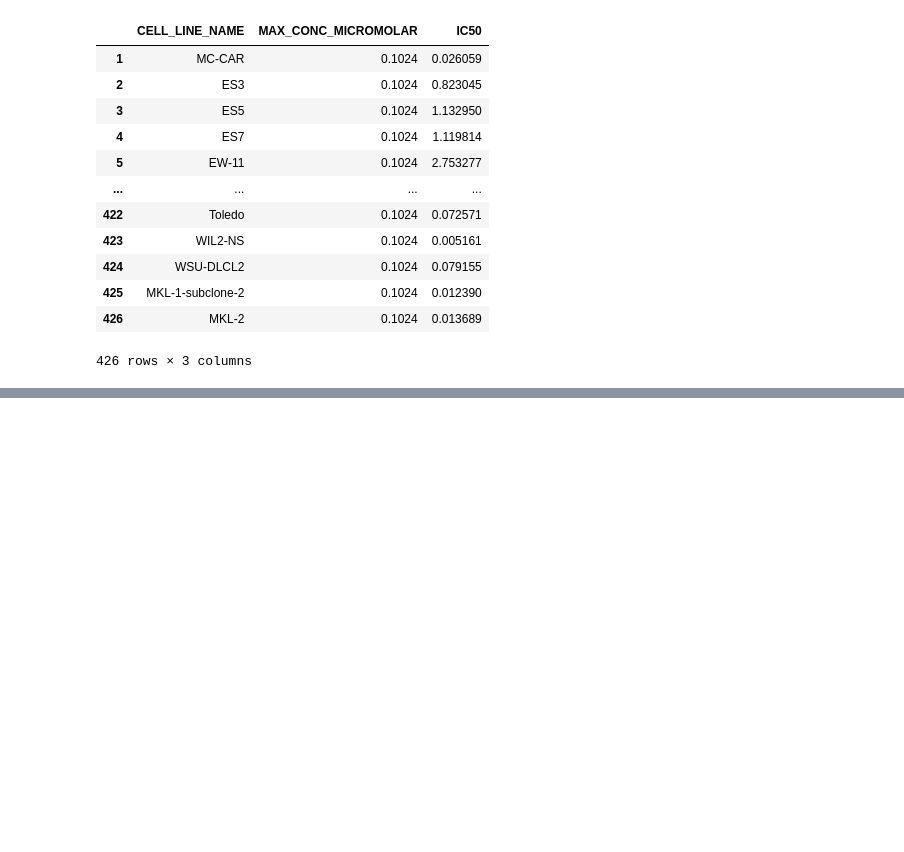
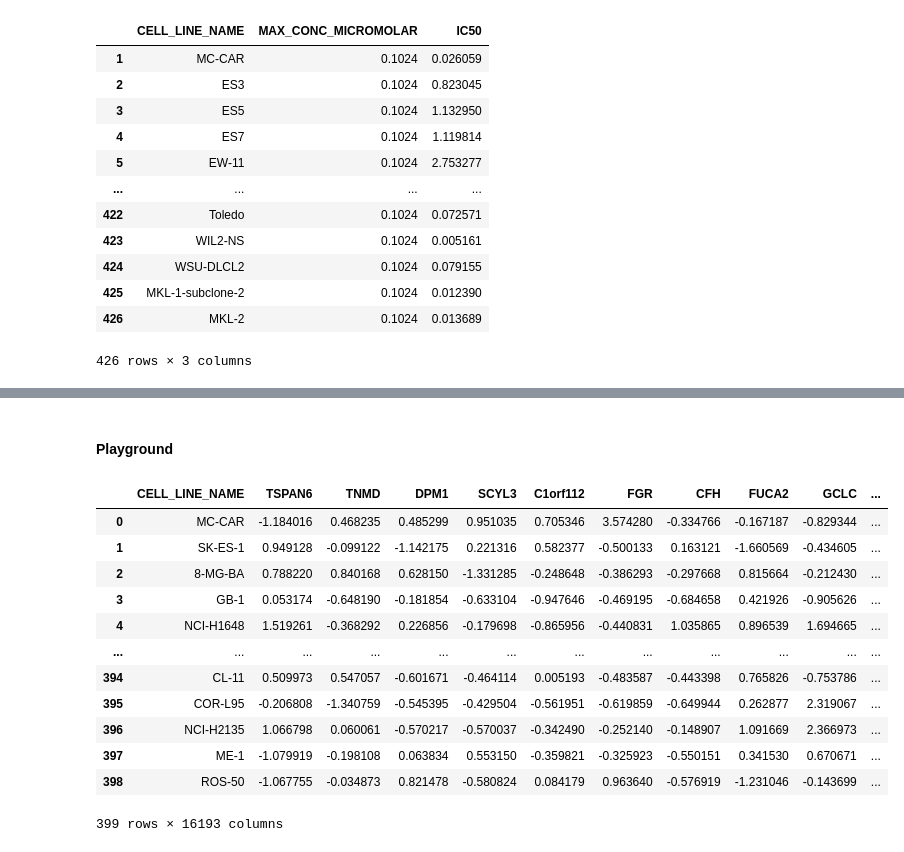
Before and after one commit to stupidpenguin/Computation_of_Data_Science, a Jupyter notebook: Homework_4/HW2.ipynb, the cells around one changed output, grey strips where cells are left out. Saved outputs shown, nothing was run; the diff lists cells and outputs as text; code cells hidden in the pictures; blank space fills up the shorter version.

Commit message:
Intersection on training dataset & test dataset.

```diff
--- a/Homework_4/HW2.ipynb
+++ b/Homework_4/HW2.ipynb
@@ -55,0 +58,22 @@ GDSC_PDX_Paclitaxel_info
+# %% [markdown]
+#### Playground
+# %%
+test = pd.merge(GDSC_PDX_Paclitaxel,
+                GDSC_PDX_Paclitaxel_info,
+                how='inner',
+                on=['CELL_LINE_NAME'])
+test
+# %% [output]
+|  | CELL_LINE_NAME | TSPAN6 | TNMD | DPM1 | SCYL3 | C1orf112 | FGR | CFH | FUCA2 | GCLC | ... |
+| 0 | MC-CAR | -1.184016 | 0.468235 | 0.485299 | 0.951035 | 0.705346 | 3.574280 | -0.334766 | -0.167187 | -0.829344 | ... |
+| 1 | SK-ES-1 | 0.949128 | -0.099122 | -1.142175 | 0.221316 | 0.582377 | -0.500133 | 0.163121 | -1.660569 | -0.434605 | ... |
+| 2 | 8-MG-BA | 0.788220 | 0.840168 | 0.628150 | -1.331285 | -0.248648 | -0.386293 | -0.297668 | 0.815664 | -0.212430 | ... |
+| 3 | GB-1 | 0.053174 | -0.648190 | -0.181854 | -0.633104 | -0.947646 | -0.469195 | -0.684658 | 0.421926 | -0.905626 | ... |
+| 4 | NCI-H1648 | 1.519261 | -0.368292 | 0.226856 | -0.179698 | -0.865956 | -0.440831 | 1.035865 | 0.896539 | 1.694665 | ... |
+| ... | ... | ... | ... | ... | ... | ... | ... | ... | ... | ... | ... |
+| 394 | CL-11 | 0.509973 | 0.547057 | -0.601671 | -0.464114 | 0.005193 | -0.483587 | -0.443398 | 0.765826 | -0.753786 | ... |
+| 395 | COR-L95 | -0.206808 | -1.340759 | -0.545395 | -0.429504 | -0.561951 | -0.619859 | -0.649944 | 0.262877 | 2.319067 | ... |
+| 396 | NCI-H2135 | 1.066798 | 0.060061 | -0.570217 | -0.570037 | -0.342490 | -0.252140 | -0.148907 | 1.091669 | 2.366973 | ... |
+| 397 | ME-1 | -1.079919 | -0.198108 | 0.063834 | 0.553150 | -0.359821 | -0.325923 | -0.550151 | 0.341530 | 0.670671 | ... |
+| 398 | ROS-50 | -1.067755 | -0.034873 | 0.821478 | -0.580824 | 0.084179 | 0.963640 | -0.576919 | -1.231046 | -0.143699 | ... |
+399 rows × 16193 columns
```
Also changed, not shown: parts of 15 cells of this notebook, 1 other file.
